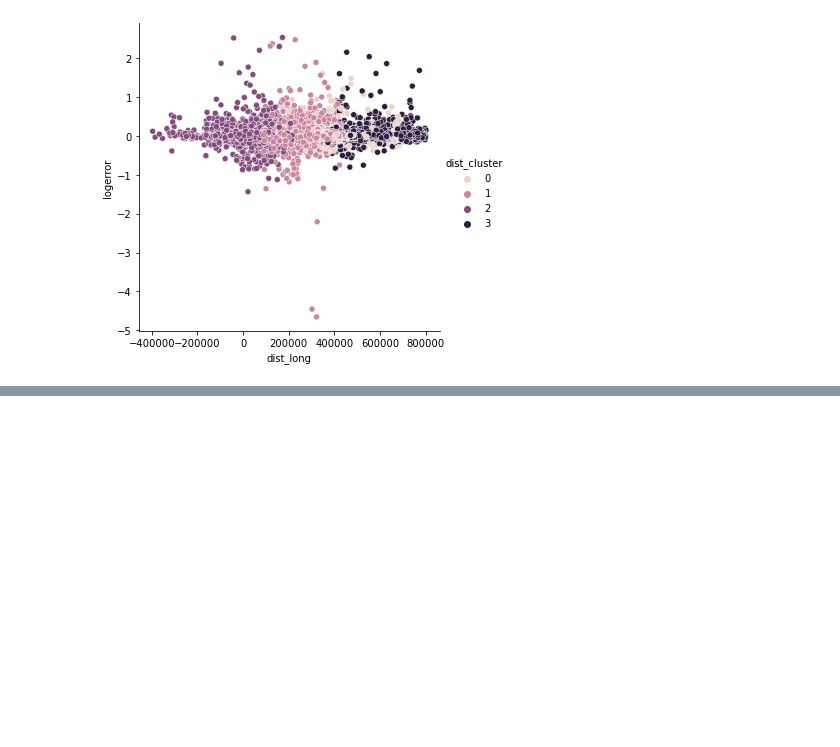
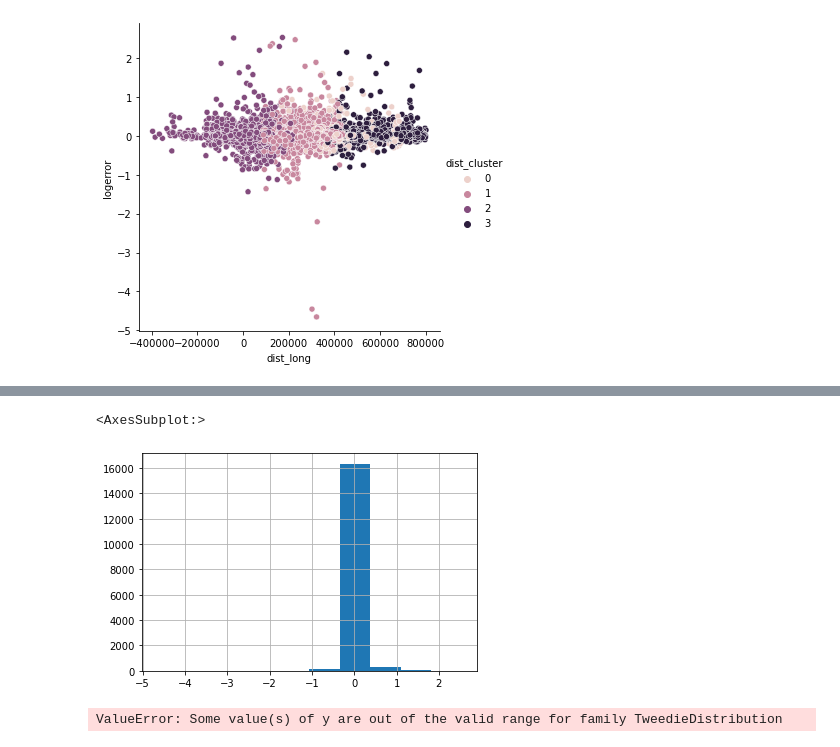
Before and after one commit to NSharick/clustering-project, a Jupyter notebook: exploration_notebook_2_clustering_project.ipynb, the cells around one changed output, grey strips where cells are left out. Drawn from its saved outputs; the diff is of its cells as text; code cells hidden in the pictures; blank space fills up the shorter version.

```diff
--- a/exploration_notebook_2_clustering_project.ipynb
+++ b/exploration_notebook_2_clustering_project.ipynb
@@ -829,0 +1365,67 @@ def calculate_mse_1(y_predicted):
+# %%
+train1.logerror.hist()
+# %% [output]
+<AxesSubplot:>
+[figure, added]
+# %%
+x_train_features = lrmodel_train1_df[['bedbathsqft_cluster_1', 'bedbathsqft_cluster_2', 'latlong_cluster_1', 'latlong_cluster_2',
+       'latlong_cluster_3']]
+y_train_features = train1[['logerror']]
+x_validate_features = lrmodel_val1_df[['bedbathsqft_cluster_1', 'bedbathsqft_cluster_2', 'latlong_cluster_1', 'latlong_cluster_2',
+       'latlong_cluster_3']]
+y_validate_features = validate1[['logerror']]
+
+m5d1_predictions = pd.DataFrame({'actual': validate1.logerror})
+#add a baseline column to the predictions dataframe with median home price
+m5d1_predictions['baseline'] = validate1.logerror.mean()
+#create the polynomial model object
+
+glm = TweedieRegressor(power=1, alpha=0)
+glm.fit(x_train_features, y_train_features)
+
+m5d1_predictions['tweddie'] = glm.predict(x_validate_features)
+#calculate the mean squared error for the baseline and model predictions against the actual home prices
+def calculate_mse_13(y_predicted):
+    return mean_squared_error(m5d1_predictions.actual, y_predicted)
+##########################
+x_train_features = lrmodel_train2_df[['bedbathsqft_cluster_1', 'bedbathsqft_cluster_2', 'latlong_cluster_1', 'latlong_cluster_2',
+       'latlong_cluster_3']]
+y_train_features = train2[['logerror']]
+x_validate_features = lrmodel_val2_df[['bedbathsqft_cluster_1', 'bedbathsqft_cluster_2', 'latlong_cluster_1', 'latlong_cluster_2',
+       'latlong_cluster_3']]
+y_validate_features = validate2[['logerror']]
+
+m5d2_predictions = pd.DataFrame({'actual': validate2.logerror})
+#add a baseline column to the predictions dataframe with median home price
+m5d2_predictions['baseline'] = validate2.logerror.mean()
+
+glm = TweedieRegressor(power=1, alpha=0)
+glm.fit(x_train_features, y_train_features)
+
+m5d2_predictions['tweddie'] = glm.predict(x_validate_features)
+#calculate the mean squared error for the baseline and model predictions against the actual home prices
+def calculate_mse_14(y_predicted):
+    return mean_squared_error(m5d2_predictions.actual, y_predicted)
+###########################
+x_train_features = lrmodel_train3_df[['bedbathsqft_cluster_1', 'bedbathsqft_cluster_2', 'latlong_cluster_1', 'latlong_cluster_2',
+       'latlong_cluster_3']]
+y_train_features = train3[['logerror']]
+x_validate_features = lrmodel_val3_df[['bedbathsqft_cluster_1', 'bedbathsqft_cluster_2', 'latlong_cluster_1', 'latlong_cluster_2',
+       'latlong_cluster_3']]
+y_validate_features = validate3[['logerror']]
+
+m5d3_predictions = pd.DataFrame({'actual': validate3.logerror})
+#add a baseline column to the predictions dataframe with median home price
+m5d3_predictions['baseline'] = validate3.logerror.mean()
+
+glm = TweedieRegressor(power=1, alpha=0)
+glm.fit(x_train_features, y_train_features)
+
+
+
+m5d3_predictions['polynomial only interaction'] = glm.predict(x_validate_features)
+#calculate the mean squared error for the baseline and model predictions against the actual home prices
+def calculate_mse_15(y_predicted):
+    return mean_squared_error(m5d3_predictions.actual, y_predicted)
+# %% [output]
+ValueError: Some value(s) of y are out of the valid range for family TweedieDistribution
```
Also changed, not shown: parts of 30 cells of this notebook, 2 other files.
